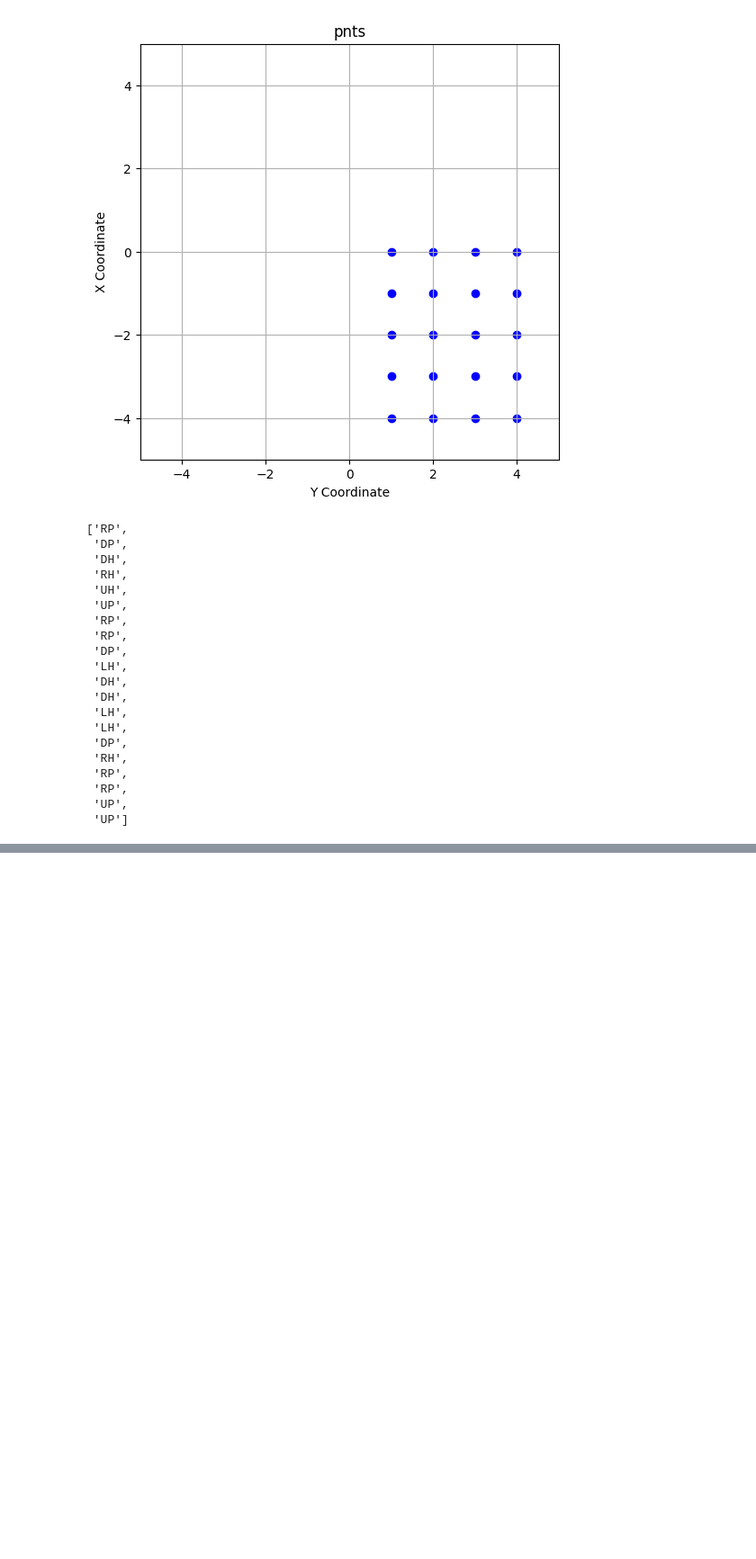
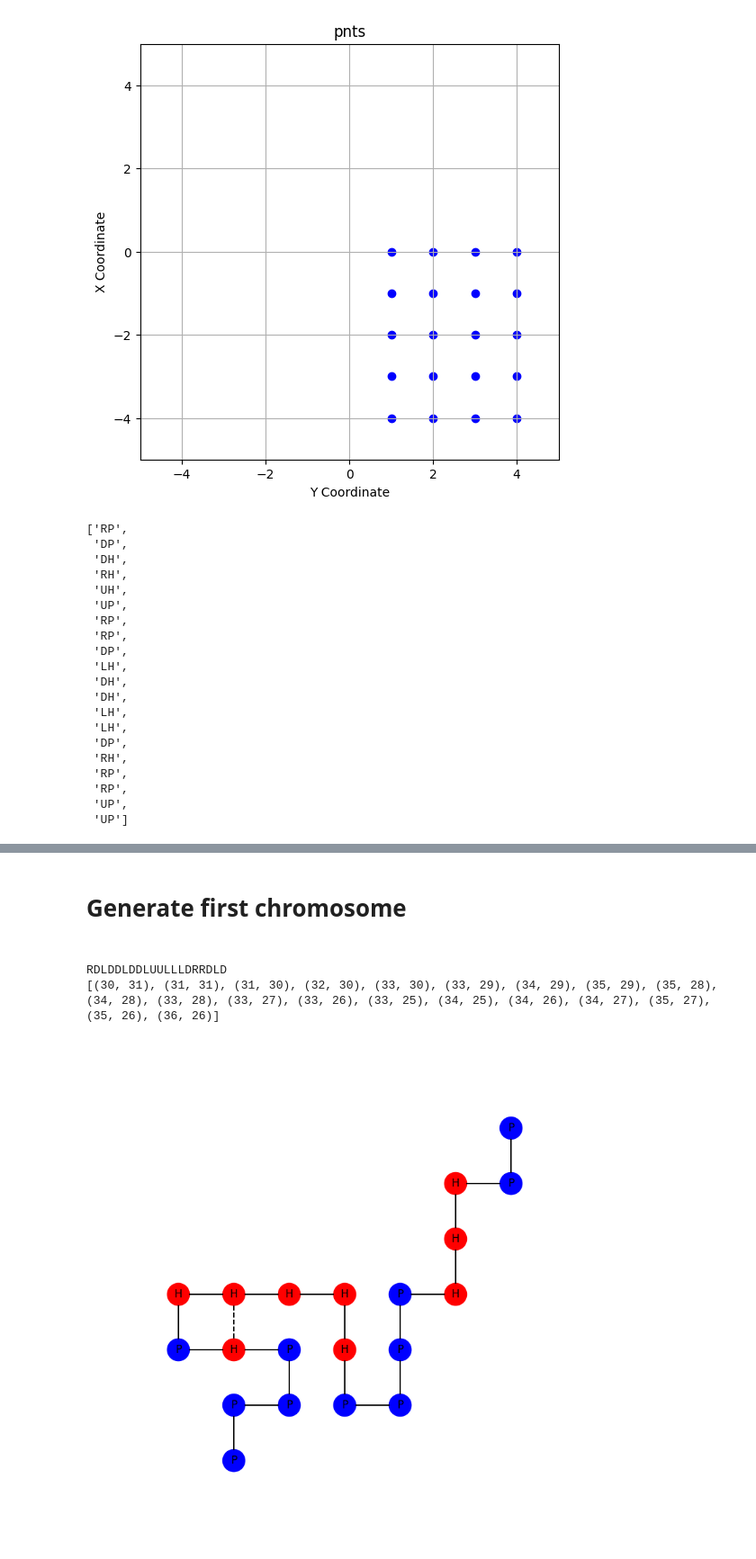
Before and after one commit to davidAnicca/lic, a Jupyter notebook: chromosomes.ipynb, the cells around one changed output, grey strips where cells are left out. Shown at 90% size. Cells and saved outputs as stored; diff of their text form; code cells hidden in the pictures; blank space fills up the shorter version.

```diff
--- a/chromosomes.ipynb
+++ b/chromosomes.ipynb
@@ -69,7 +73,3 @@ visual
  'RP',
  'UP',
  'UP']
-# %%
-import matri
-img = matri.create_lattice_diagram(visual)
-display(Image(img.getvalue()))
@@ -78,0 +76,16 @@ display(Image(img.getvalue()))
+# %%
+import matri
+
+def show(visual_code: list):
+    img = matri.create_lattice_diagram(visual_code)
+    display(Image(img.getvalue()))
+
+def multiple_show(visual_codes: list):
+    imgs = []
+    for visual_code in visual_codes:
+        img = matri.create_lattice_diagram(visual_code)
+        imgs.append(Image(img.getvalue()))
+    display(tuple(imgs))
+
+
+show(visual)
@@ -78,0 +95,23 @@ display(Image(img.getvalue()))
+# %% [markdown]
+<h1>Generate first chromosome<h1>
+# %%
+raw = "PPHHHPPPPHHHHHPHPPPP"
+from chromosome import Chromosome
+
+valid_chr = None
+
+while True:
+    chromosome = Chromosome()
+    valid = chromosome.generate(len(raw))
+    if valid:
+        valid_chr = chromosome
+        break
+
+print(valid_chr.ruld)
+
+visual = create_visual(raw, valid_chr.ruld)
+show(visual)
+# %% [output]
+RDLDDLDDLUULLLDRRDLD
+[(30, 31), (31, 31), (31, 30), (32, 30), (33, 30), (33, 29), (34, 29), (35, 29), (35, 28), (34, 28), (33, 28), (33, 27), (33, 26), (33, 25), (34, 25), (34, 26), (34, 27), (35, 27), (35, 26), (36, 26)]
+[figure, added]
```
Also changed, not shown: parts of 12 cells of this notebook, 12 other files.
